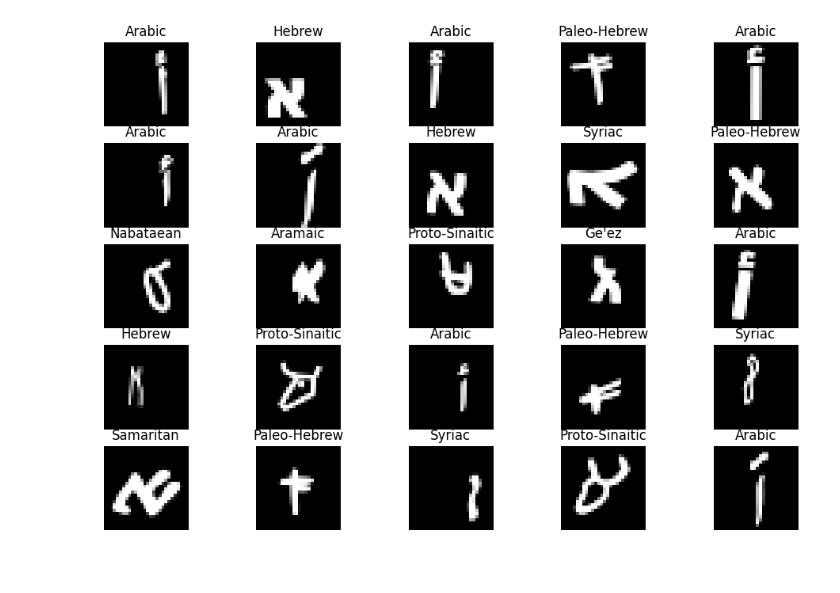
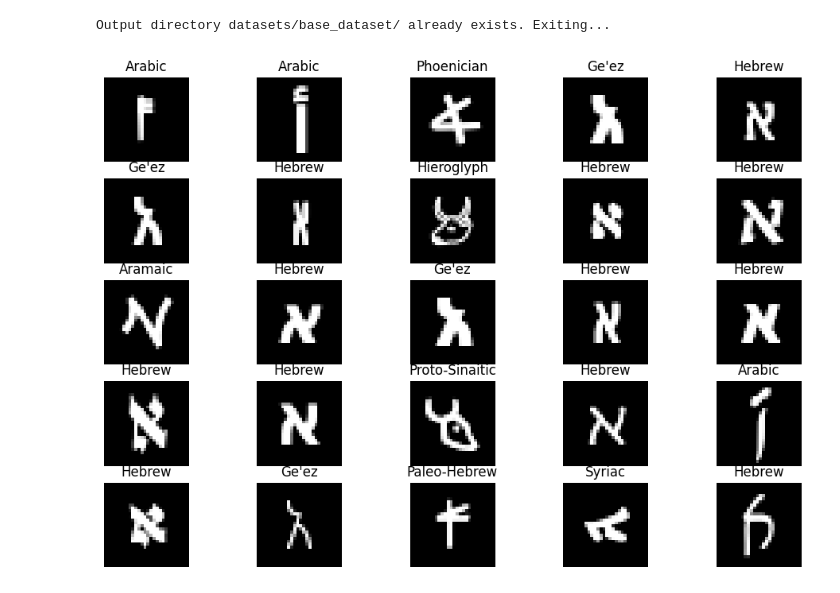
Before and after one commit to bensapirstein/DeepGraphemics, a Jupyter notebook: 1_data_augmentation.ipynb, the cells around one changed output. Drawn from its saved outputs; the diff is of its cells as text; code cells hidden in the pictures; blank space fills up the shorter version.

Commit message:
different augmentation levels datasets

```diff
--- a/1_data_augmentation.ipynb
+++ b/1_data_augmentation.ipynb
@@ -13,8 +13,11 @@ selected_scripts = ["Hieroglyph", "Proto-Sinaitic", "Phoenician", "Ancient North
 font_encoding_file = "data/encoding/dotless_encoding.csv"
 fonts_dir = "data/fonts/"
 # %%
-dataset_dir = "datasets/font_dataset/"
+dataset_dir = "datasets/base_dataset/"
 dataset_generator = DatasetGenerator(font_encoding_file, dataset_dir, fonts_dir,
-                                     selected_scripts=selected_scripts)
-
-dataset_generator.generate_dataset()
+                                     selected_scripts=selected_scripts,
+                                     translate=False,
+                                     rotation_dist=(0,0),
+                                     sizes=[22],
+                                     max_augmentations=1)
+dataset_generator.plot_graphemes_count()
@@ -21,17 +26,21 @@ dataset_generator.generate_dataset()
+# %%
+dataset_generator.generate_dataset()
+# %% [output]
+Output directory datasets/base_dataset/ already exists. Exiting...
 # %%
 from src.datasets import GraphemesDataset
-dataset = GraphemesDataset(dataset_dir, by_letter='aleph')
+base_dataset = GraphemesDataset(dataset_dir, by_letter='aleph', test_size=1)
 # %%
 # plot the first 25 images in the train dataset
 fig, axes = plt.subplots(5, 5, figsize=(12, 8))
 for i, ax in enumerate(axes.flatten()):
-    image, label = dataset[i]
+    image, label = base_dataset[i]
     ax.imshow(image[:, :, 0], cmap='gray')
-    ax.set_title(dataset.classes[label])
+    ax.set_title(base_dataset.classes[label])
     ax.axis('off')
 plt.show()
 # %% [output]
-[figure, old version]
+[figure, new version]
 # %%
 import matplotlib.pyplot as plt
 import numpy as np
```
Also changed, not shown: parts of 7 cells of this notebook, 3 other files.
